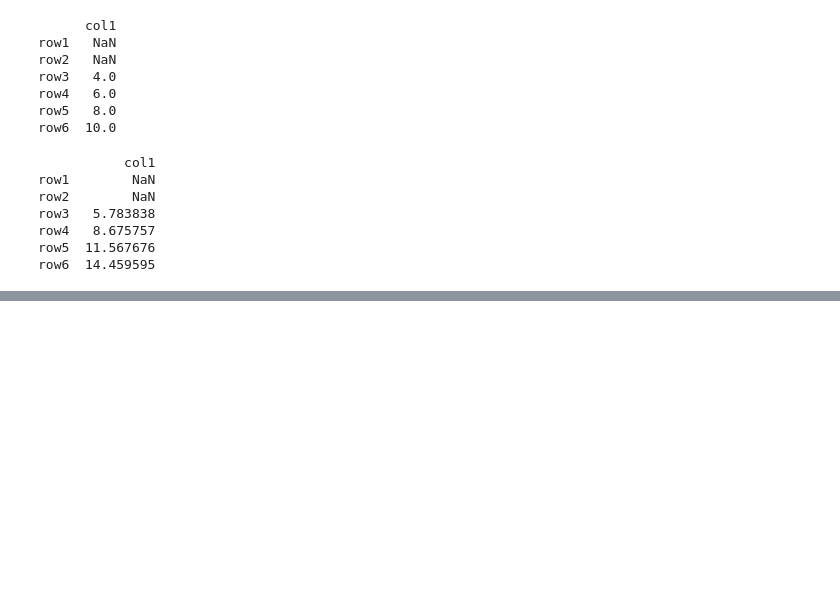
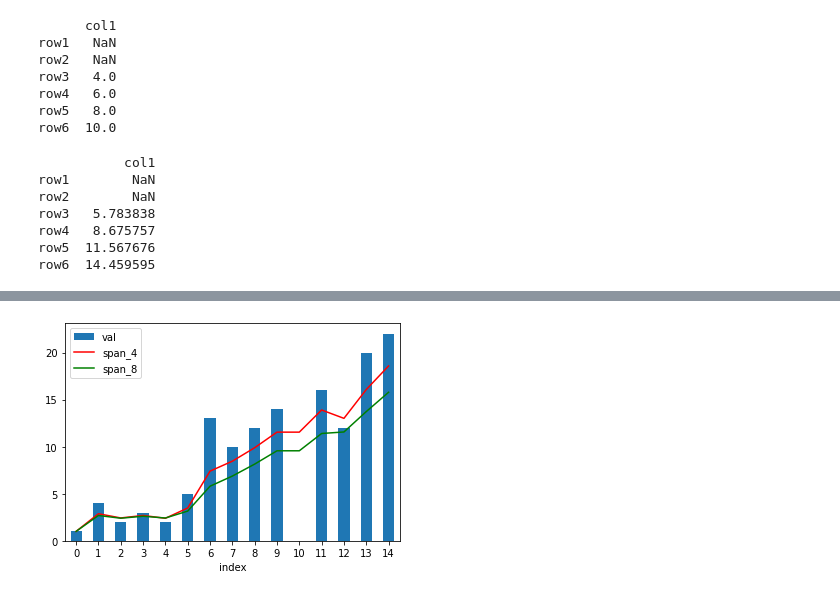
Before and after one commit to bye23mj/pandas, a Jupyter notebook: 02. 객체 내 연산.ipynb, the cells around one changed output, grey strips where cells are left out. Drawn from its saved outputs; the diff is of its cells as text; code cells hidden in the pictures; blank space fills up the shorter version.

```diff
--- a/02. 객체 내 연산.ipynb
+++ b/02. 객체 내 연산.ipynb
@@ -562,0 +880,10 @@ row6  14.459595
+# %%
+#span 인수의 사용
+#span은 기간을 지정하여 평활계수를 계산하는 인수입니다. 계산식은 a = 2/(span+1)으로 계산 기간이 길어질수록 a가 작아집니다.
+df2 = df.assign(span_4=df['val'].ewm(span=4).mean())
+df3 = df.assign(span_8=df['val'].ewm(span=8).mean())
+ax = df.plot(kind='bar',x='index',y='val')
+ax2= df2.plot(kind='line',x='index', y='span_4', color='red', ax=ax)
+ax3= df3.plot(kind='line',x='index', y='span_8', color='green', ax=ax)
+# %% [output]
+[figure, added]
```
Also changed, not shown: parts of 33 cells of this notebook.
